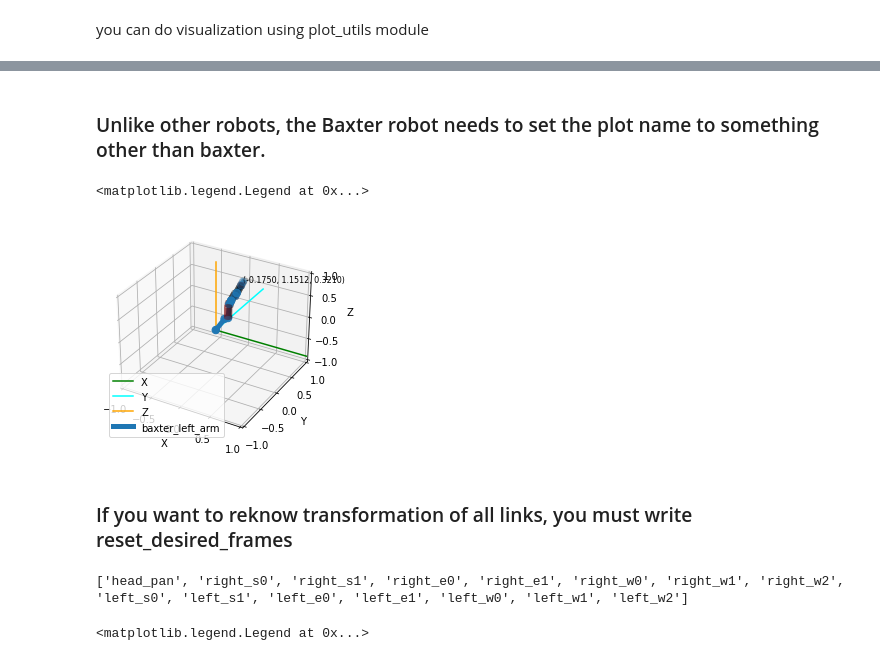
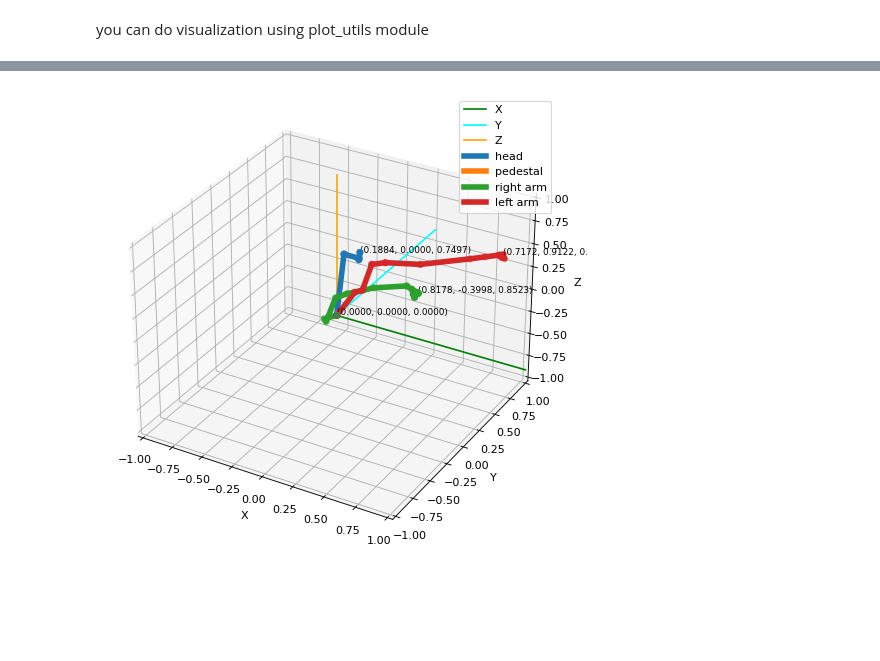
Before and after one commit to jdj2261/pykin, a Jupyter notebook: tutorials/02_robot_FK.ipynb, the cells around one changed output, grey strips where cells are left out. Drawn from its saved outputs; the diff is of its cells as text; code cells hidden in the pictures; blank space fills up the shorter version.

```diff
--- a/tutorials/02_robot_FK.ipynb
+++ b/tutorials/02_robot_FK.ipynb
@@ -14,8 +14,6 @@ from pykin.utils import plot_utils as plt
 # support for changing text color in terminal
 from pykin.utils.kin_utils import ShellColors as sc
 # %%
-# set baxter urdf files path
+# baxter_example
 file_path = '../asset/urdf/baxter/baxter.urdf'
-
-# set your robot
-robot = Robot(fname=file_path, offset=Transform(rot=[0.0, 0.0, 0.0], pos=[0, 0, 0]))
+robot = Bimanual(file_path, Transform(rot=[0.0, 0.0, 0.0], pos=[0, 0, 0]))
@@ -28,11 +20,11 @@ print(robot.dof, robot.active_joint_names)
 # %%
 # set the angles you want
 # Either list or np.array type doesn't matter
-head_thetas = np.array([0.0])
-right_arm_thetas = np.array([-np.pi/3, 0, 0, 0, 0, 0, 0])
-left_arm_thetas = np.array([np.pi/3, 0, 0, 0, 0, 0, 0])
+head_thetas = [0.0]
+right_arm_thetas = [np.pi/3, -np.pi/5, -np.pi/2, np.pi/7, 0, np.pi/7 ,0]
+left_arm_thetas = [0, 0, 0, 0, 0, 0, 0]
 
 # If you set thetas with numpy, you can concatenate using concatenate or hstack method
-thetas = np.concatenate((head_thetas, right_arm_thetas, left_arm_thetas))
+thetas = head_thetas + right_arm_thetas + left_arm_thetas
 print(thetas)
 # %% [output]
@@ -42,7 +32,7 @@ print(thetas)
 # %% [markdown]
 ## Compute Forward Kinematics
 # %%
-transformations = robot.kin.forward_kinematics(thetas=thetas)
+transformations = robot.forward_kin(thetas)
 # %%
 for link, transform in transformations.items():
     print(f"{sc.HEADER}{link}{sc.ENDC}, {transform.rot}, {transform.pos}")
@@ -84,4 +58,0 @@ ax.legend()
-# %%
-# Write the name of the link at the beginning and the name of the link at the end.
-robot.set_desired_frame(base_name="base", eef_name="left_wrist")
-print(robot.active_joint_names)
@@ -113,35 +59,10 @@ link: left_wrist, pose:[-0.17504167  1.15123814  0.320976    0.43045882 -0.56098
-# %% [markdown]
-### Unlike other robots, the Baxter robot needs to set the plot name to something other than baxter.
-# %%
-fig, ax = plt.init_3d_figure()
-plt.plot_robot(robot,
-               transformations=left_arm_transformations,
-               ax=ax,
-               name=robot.robot_name+"_left_arm",
-               visible_visual=False,
-               visible_collision=True,
-               mesh_path='../asset/urdf/baxter/')
-ax.legend()
-# %% [output]
-<matplotlib.legend.Legend at 0x...>
-[figure, removed]
-# %% [markdown]
-### If you want to reknow transformation of all links, you must write reset_desired_frames
-# %%
-robot.reset_desired_frames()
-fk = robot.kin.forward_kinematics(thetas)
-print(robot.active_joint_names)
-# %% [output]
-['head_pan', 'right_s0', 'right_s1', 'right_e0', 'right_e1', 'right_w0', 'right_w1', 'right_w2', 'left_s0', 'left_s1', 'left_e0', 'left_e1', 'left_w0', 'left_w1', 'left_w2']
-# %%
-fig, ax = plt.init_3d_figure()
-plt.plot_robot(robot,
-               transformations=transformations,
-               ax=ax,
-               name=robot.robot_name,
-               visible_visual=False,
-               visible_collision=True,
-               mesh_path='../asset/urdf/baxter/')
-ax.legend()
-# %% [output]
-<matplotlib.legend.Legend at 0x...>
+# %%
+_, ax = plt.init_3d_figure()
+plt.plot_robot(
+    robot=robot,
+    ax=ax,
+    transformations=transformations
+)
+plt.show_figure()
+# %% [output]
+[figure, added]
```
Also changed, not shown: parts of 10 cells of this notebook, 2 other files.
